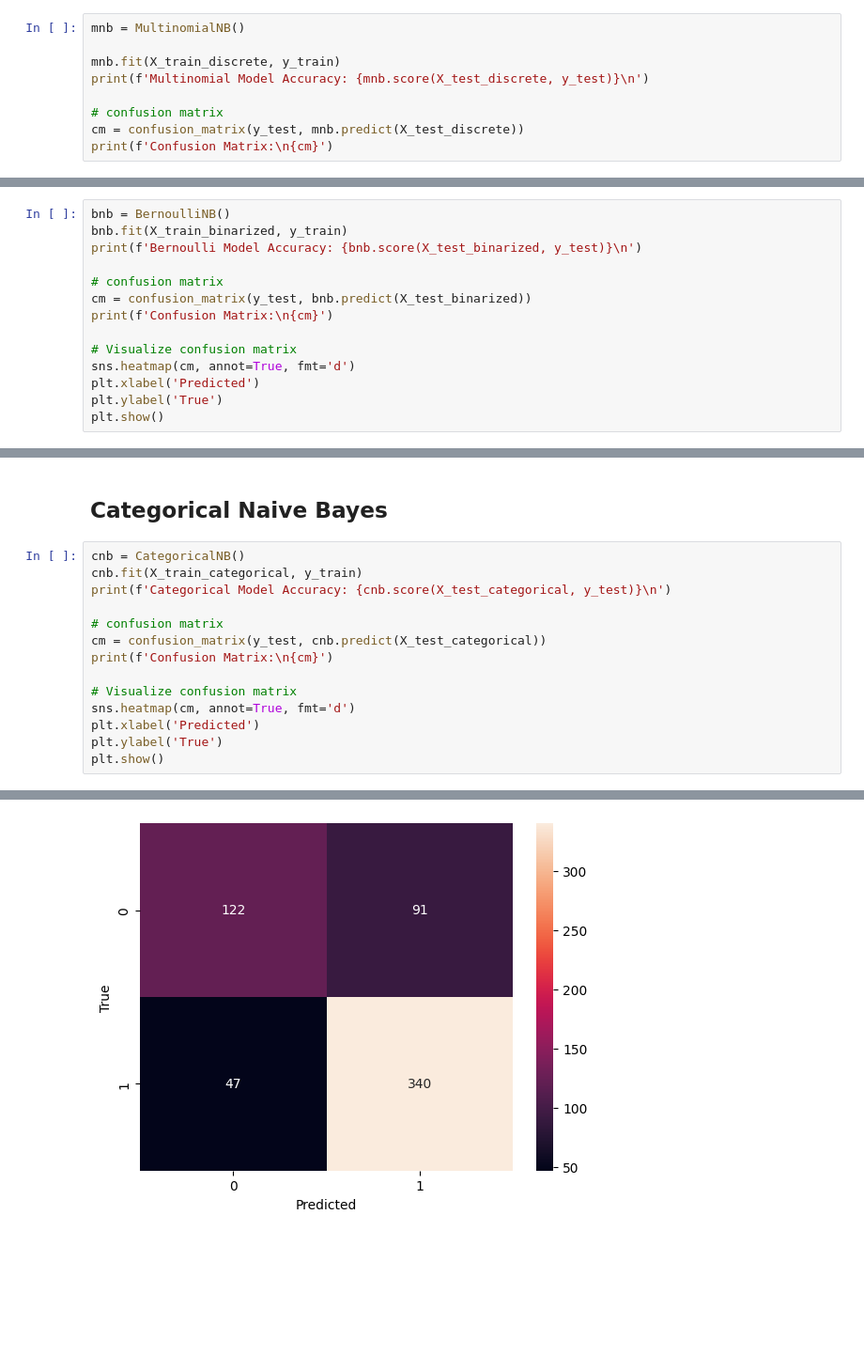
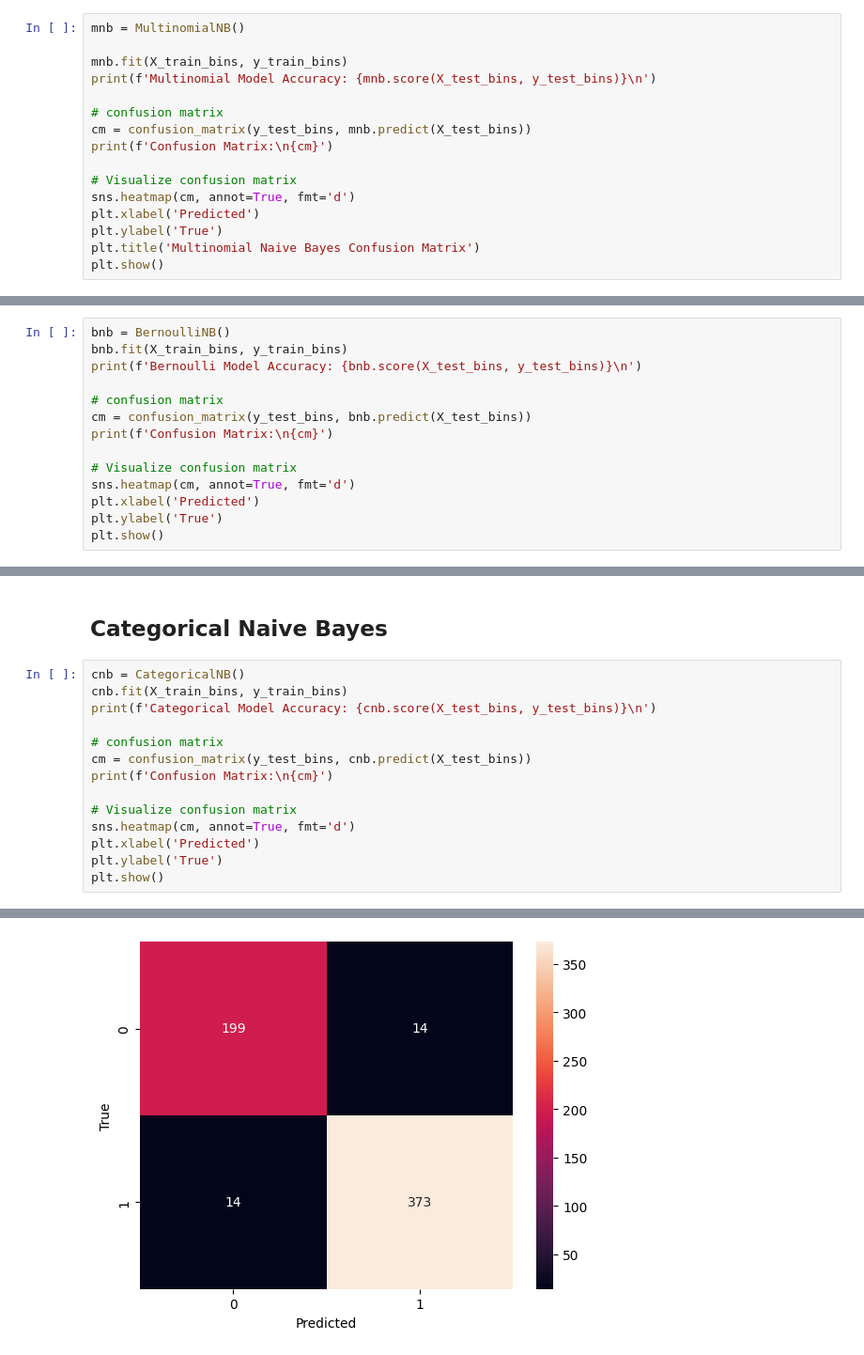
Before and after one commit to garrettwflowers/colorado-riverflow-prediction, a Jupyter notebook: naive_bayes.ipynb, the cells around one changed output, grey strips where cells are left out. Shown: that part at 94% size. Drawn from its saved outputs; the diff is of its cells as text; blank space fills up the shorter version.

Commit message:
temperature, precip, streamflow timeseries model

```diff
--- a/naive_bayes.ipynb
+++ b/naive_bayes.ipynb
@@ -132,12 +101,19 @@ Confusion Matrix:
 # %%
 mnb = MultinomialNB()
 
-mnb.fit(X_train_discrete, y_train)
-print(f'Multinomial Model Accuracy: {mnb.score(X_test_discrete, y_test)}\n')
+mnb.fit(X_train_bins, y_train_bins)
+print(f'Multinomial Model Accuracy: {mnb.score(X_test_bins, y_test_bins)}\n')
 
 # confusion matrix
-cm = confusion_matrix(y_test, mnb.predict(X_test_discrete))
+cm = confusion_matrix(y_test_bins, mnb.predict(X_test_bins))
 print(f'Confusion Matrix:\n{cm}')
+
+# Visualize confusion matrix
+sns.heatmap(cm, annot=True, fmt='d')
+plt.xlabel('Predicted')
+plt.ylabel('True')
+plt.title('Multinomial Naive Bayes Confusion Matrix')
+plt.show()
 # %% [output]
 Multinomial Model Accuracy: 0.885
 
@@ -148,11 +125,11 @@ Confusion Matrix:
 ## Bernoulli Naive Bayes
 # %%
 bnb = BernoulliNB()
-bnb.fit(X_train_binarized, y_train)
-print(f'Bernoulli Model Accuracy: {bnb.score(X_test_binarized, y_test)}\n')
+bnb.fit(X_train_bins, y_train_bins)
+print(f'Bernoulli Model Accuracy: {bnb.score(X_test_bins, y_test_bins)}\n')
 
 # confusion matrix
-cm = confusion_matrix(y_test, bnb.predict(X_test_binarized))
+cm = confusion_matrix(y_test_bins, bnb.predict(X_test_bins))
 print(f'Confusion Matrix:\n{cm}')
 
 # Visualize confusion matrix
@@ -171,11 +148,11 @@ Confusion Matrix:
 ## Categorical Naive Bayes
 # %%
 cnb = CategoricalNB()
-cnb.fit(X_train_categorical, y_train)
-print(f'Categorical Model Accuracy: {cnb.score(X_test_categorical, y_test)}\n')
+cnb.fit(X_train_bins, y_train_bins)
+print(f'Categorical Model Accuracy: {cnb.score(X_test_bins, y_test_bins)}\n')
 
 # confusion matrix
-cm = confusion_matrix(y_test, cnb.predict(X_test_categorical))
+cm = confusion_matrix(y_test_bins, cnb.predict(X_test_bins))
 print(f'Confusion Matrix:\n{cm}')
 
 # Visualize confusion matrix
@@ -192 +169 @@ Confusion Matrix:
-[figure, old version]
+[figure, new version]
```
Also changed, not shown: parts of 5 cells of this notebook, 3 other files.
